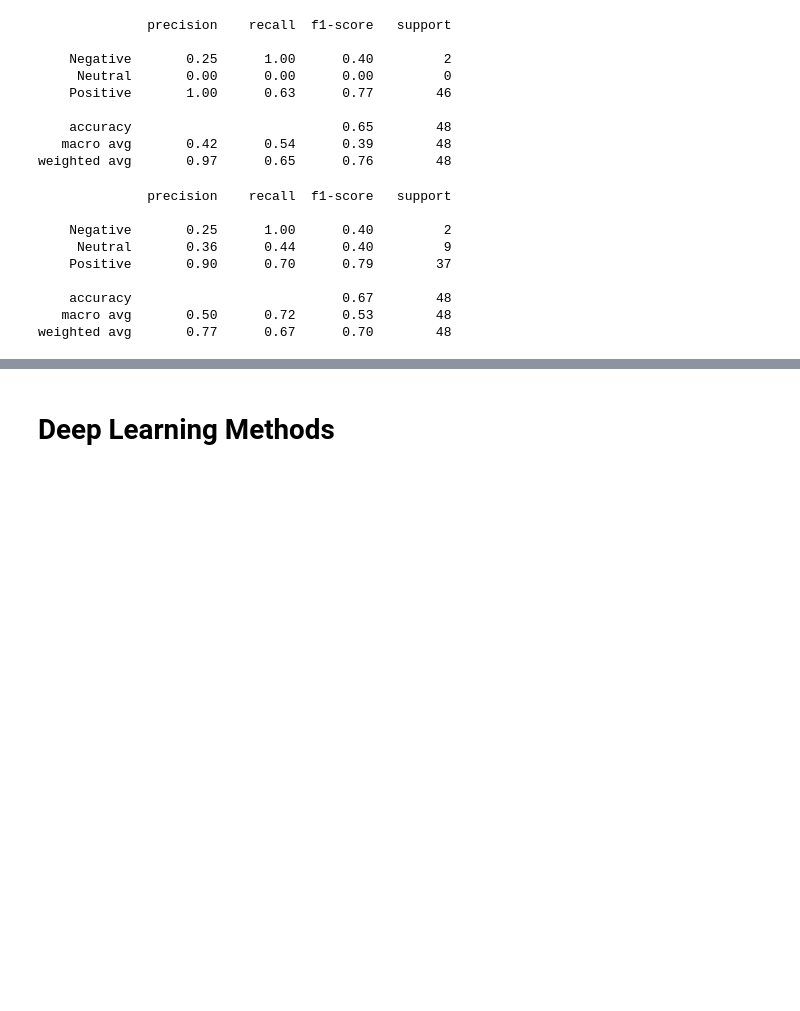
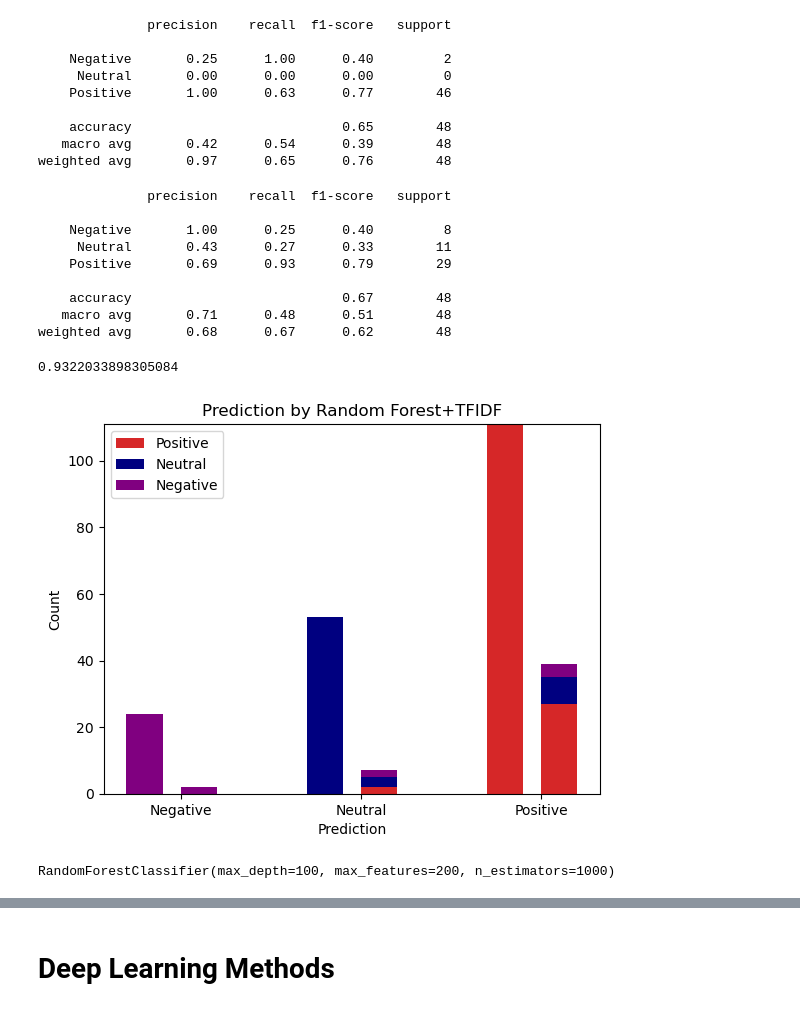
Before and after one commit to yuxueqi/sentiment_analysis, a Jupyter notebook: sentiment_analysis.ipynb, the cells around one changed output, grey strips where cells are left out. Saved outputs shown, nothing was run; the diff lists cells and outputs as text; code cells hidden in the pictures; blank space fills up the shorter version.

```diff
--- a/sentiment_analysis.ipynb
+++ b/sentiment_analysis.ipynb
@@ -533,17 +538,17 @@ print(classification_report(lr.predict(X_test_transformed),y_test,target_names=[
    macro avg       0.42      0.54      0.39        48
 weighted avg       0.97      0.65      0.76        48
 # %%
-rf = RandomForestClassifier(max_depth=500,n_estimators=1000,max_features=1000)
+rf = RandomForestClassifier(max_depth=100,n_estimators=1000,max_features=600)
 rf.fit(X_train_transformed, y_train)
 accuracy_score(rf.predict(X_test_transformed),y_test)
-print(classification_report(rf.predict(X_test_transformed),y_test,target_names=['Negative','Neutral','Positive']))
+print(classification_report(y_test,rf.predict(X_test_transformed),target_names=['Negative','Neutral','Positive']))
 # %% [output]
               precision    recall  f1-score   support
 
-    Negative       0.25      1.00      0.40         2
-     Neutral       0.36      0.44      0.40         9
-    Positive       0.90      0.70      0.79        37
+    Negative       1.00      0.25      0.40         8
+     Neutral       0.43      0.27      0.33        11
+    Positive       0.69      0.93      0.79        29
 
     accuracy                           0.67        48
-   macro avg       0.50      0.72      0.53        48
-weighted avg       0.77      0.67      0.70        48
+   macro avg       0.71      0.48      0.51        48
+weighted avg       0.68      0.67      0.62        48
@@ -549,0 +558,13 @@ weighted avg       0.77      0.67      0.70        48
+# %%
+accuracy_score(df['label'],df['Predicted_rf'])
+# %% [output]
+0.9322033898305084
+# %%
+plot_prediction_test_train_bar('Predicted_rf',X_train.index,X_test.index,'Random Forest+TFIDF')
+# %% [output]
+[figure, added]
+# %%
+rf_w2v = RandomForestClassifier(max_depth=100,n_estimators=1000,max_features=200)
+rf_w2v.fit(train_w2v,y_train)
+# %% [output]
+RandomForestClassifier(max_depth=100, max_features=200, n_estimators=1000)
```
Also changed, not shown: parts of 40 cells of this notebook, 1 other file.
